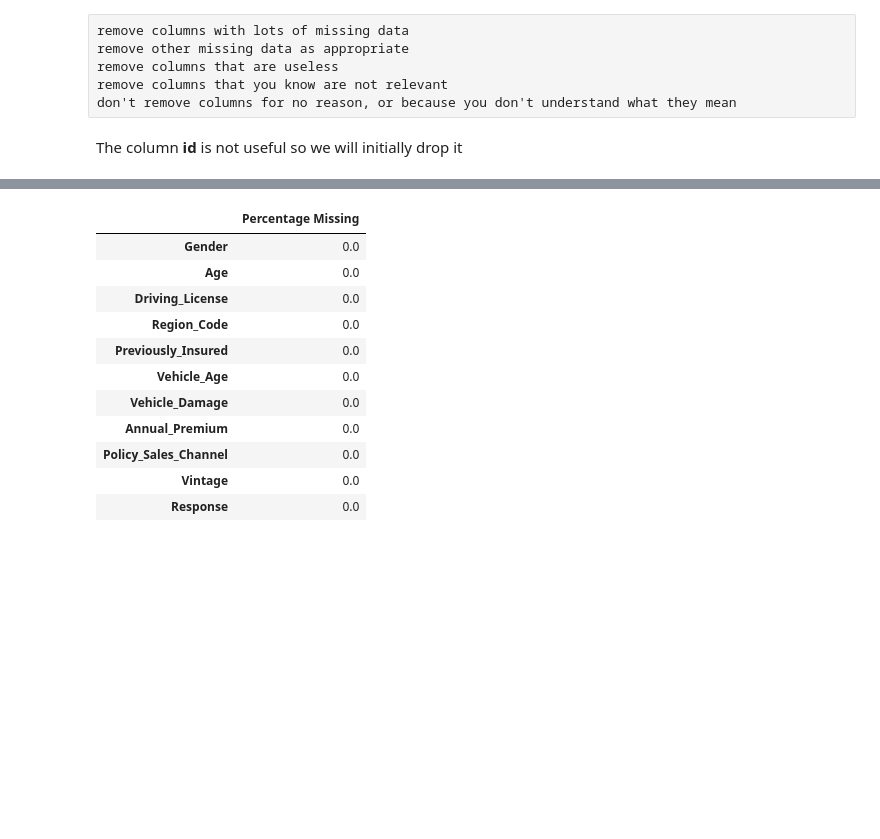
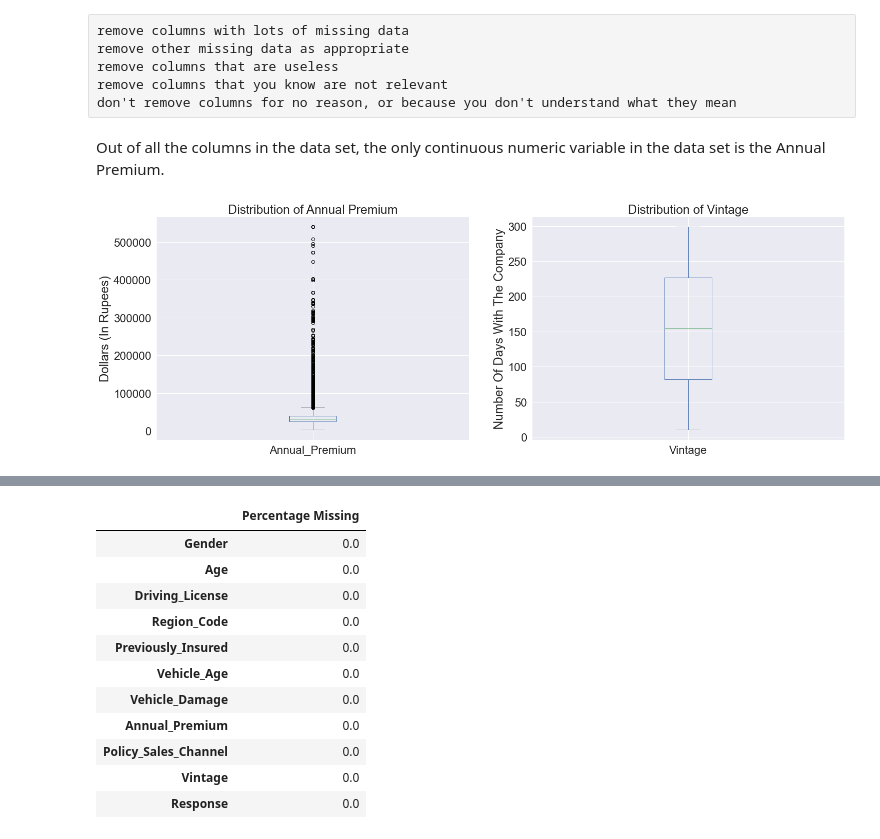
Before and after one commit to krndxs/CST383, a Jupyter notebook: car_insurance_predictions.ipynb, the cells around one changed output, grey strips where cells are left out. Drawn from its saved outputs; the diff is of its cells as text; code cells hidden in the pictures; blank space fills up the shorter version.

```diff
--- a/car_insurance_predictions.ipynb
+++ b/car_insurance_predictions.ipynb
@@ -138,5 +159,3 @@ remove other missing data as appropriate
 remove columns that are useless
 remove columns that you know are not relevant
 don't remove columns for no reason, or because you don't understand what they mean
-# %% [markdown]
-The column <b>id</b> is not useful so we will initially drop it
@@ -144,0 +162,15 @@ df.drop(columns=['id'], inplace=True)
+# %% [markdown]
+Out of all the columns in the data set, the only continuous numeric variable in the data set is the Annual Premium.
+# %%
+fig, (ax1, ax2) = plt.subplots(1, 2, figsize=(24, 8))
+
+df['Annual_Premium'].plot.box(ax=ax1)
+plt.sca(ax1)
+plt.title('Distribution of Annual Premium')
+plt.ylabel('Dollars (In Rupees)')
+df['Vintage'].plot.box(ax=ax2)
+plt.sca(ax2)
+plt.title('Distribution of Vintage')
+plt.ylabel('Number Of Days With The Company');
+# %% [output]
+[figure, added]
```
Also changed, not shown: parts of 18 cells of this notebook.
